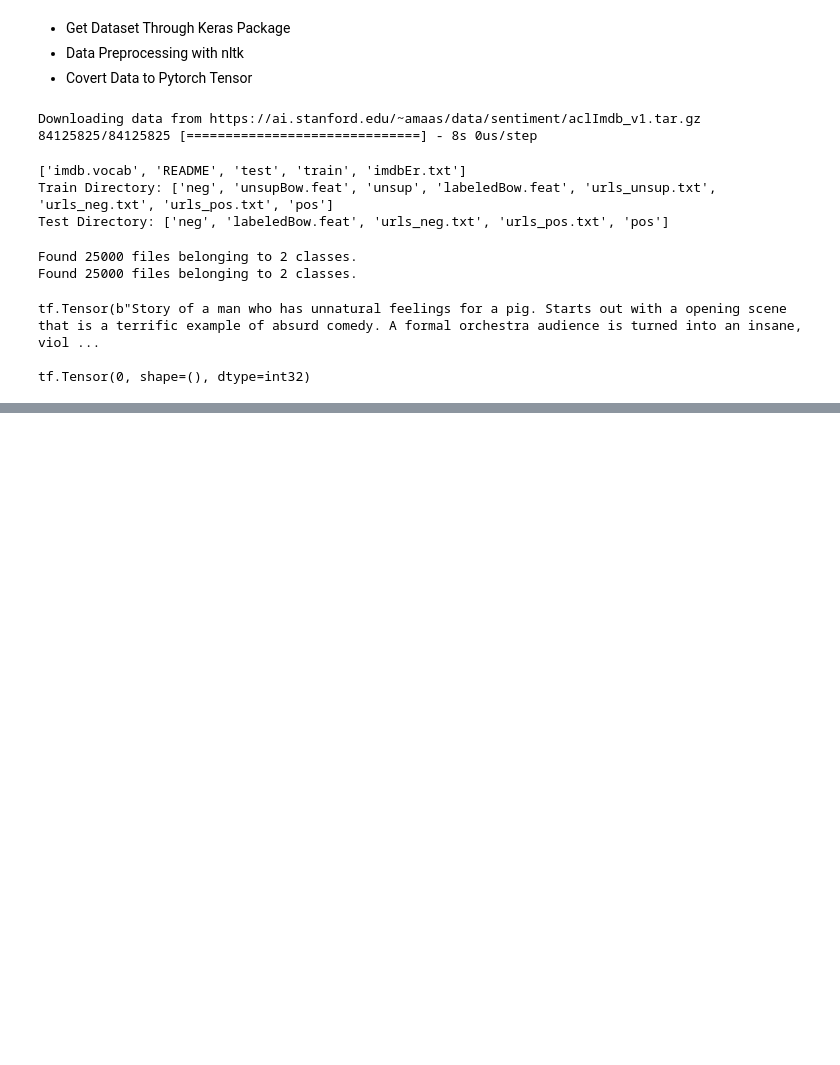
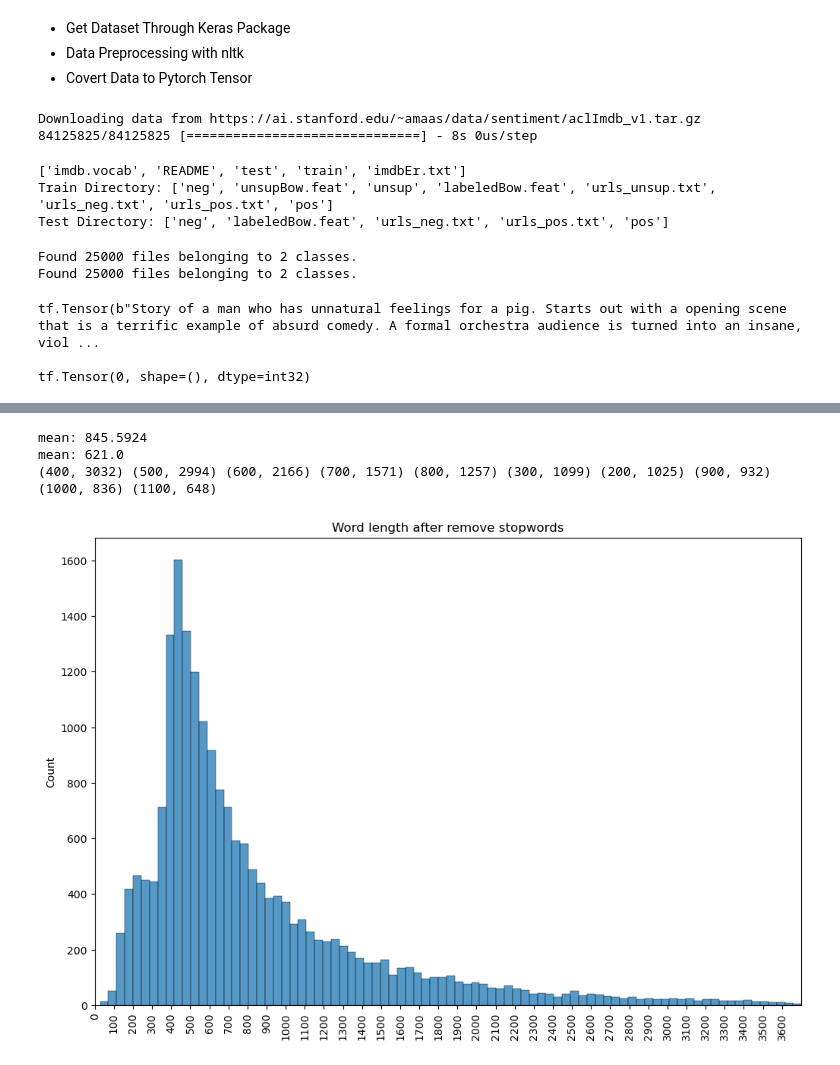
Before and after one commit to kal6868/study, a Jupyter notebook: XAI/Transformer_XAI.ipynb, the cells around one changed output, grey strips where cells are left out. Drawn from its saved outputs; the diff is of its cells as text; code cells hidden in the pictures; blank space fills up the shorter version.

```diff
--- a/XAI/Transformer_XAI.ipynb
+++ b/XAI/Transformer_XAI.ipynb
@@ -104,0 +121,36 @@ test_text, test_label = get_text_label(raw_test_ds)
+# %%
+def remove_stopwords(tokenizer, stopwords, texts):
+    result = []
+    for text in texts:
+        sentence = []
+        word_tokens = tokenizer(text)
+        for token in word_tokens:
+            if token not in stopwords:
+                sentence.append(token)
+        result.append(' '.join(sentence))
+    return result
+# %%
+word_tokenizer = word_tokenize
+stopwords_list = stopwords.words('english')
+
+train_without_stops = remove_stopwords(word_tokenizer, stopwords_list, train_text)
+val_without_stops = remove_stopwords(word_tokenizer, stopwords_list, val_text)
+test_without_stops = remove_stopwords(word_tokenizer, stopwords_list, test_text)
+# %%
+ws_length_count = np.array([len(train_ws) for train_ws in train_without_stops])
+ws_upper_length_count = np.array([round(len(train_ws), -2) for train_ws in train_without_stops])
+plt.figure(figsize = (12, 8))
+sns.histplot(ws_length_count)
+plt.xlim(0, 3700)
+plt.xticks(np.arange(0, 3700, 100), rotation=90)
+plt.title("Word length after remove stopwords")
+print(f'mean: {ws_length_count.mean()}')
+print(f'mean: {np.median(ws_length_count)}')
+
+# 400~500 사이가 제일 많다.
+print(*sorted(Counter(ws_upper_length_count).items(), key=lambda x: -x[1])[:10])
+# %% [output]
+mean: 845.5924
+mean: 621.0
+(400, 3032) (500, 2994) (600, 2166) (700, 1571) (800, 1257) (300, 1099) (200, 1025) (900, 932) (1000, 836) (1100, 648)
+[figure, added]
```
Also changed, not shown: parts of 1 cell of this notebook.
